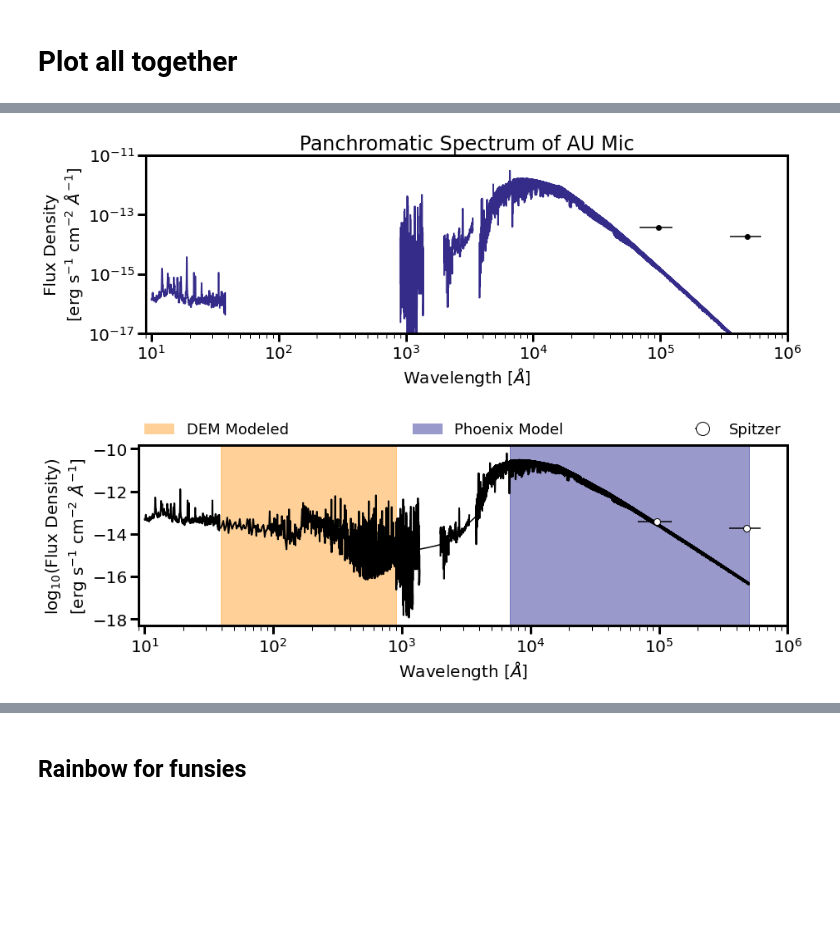
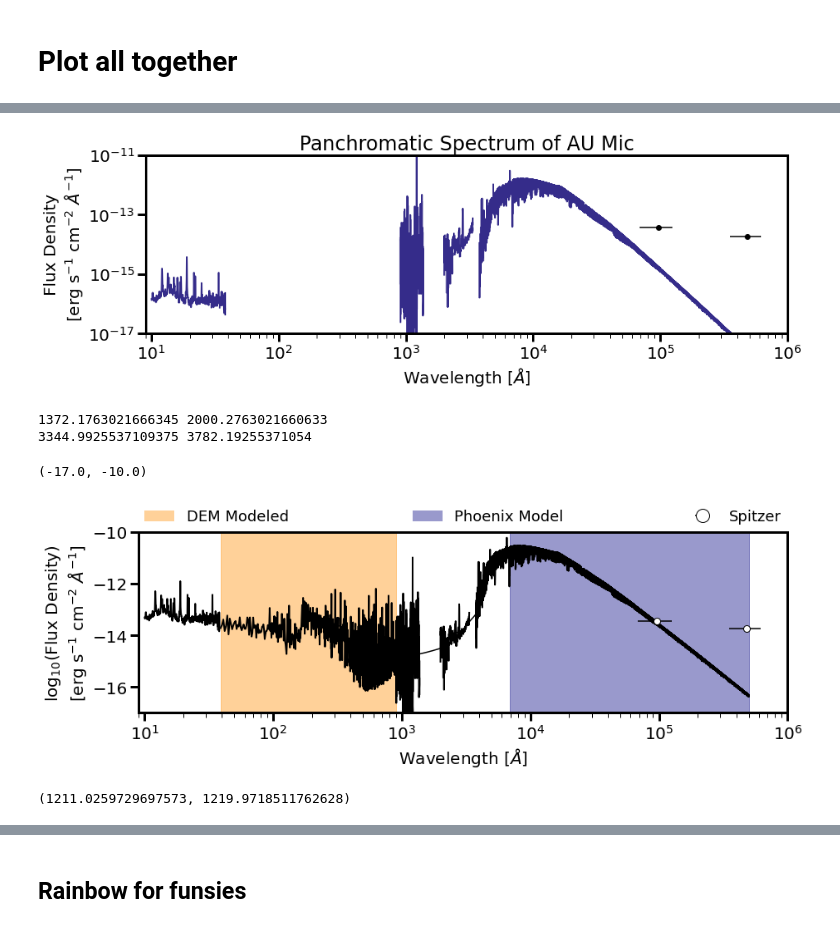
Before and after one commit to afeinstein20/cos_flares, a Jupyter notebook: notebooks/panchromatic_spectrum.ipynb, the cells around one changed output, grey strips where cells are left out. Drawn from its saved outputs; the diff is of its cells as text; code cells hidden in the pictures; blank space fills up the shorter version.

```diff
--- a/notebooks/panchromatic_spectrum.ipynb
+++ b/notebooks/panchromatic_spectrum.ipynb
@@ -381,6 +381,10 @@ phoenix_grid = np.load(os.path.join(dpath, 'phoenix_grid_3500_4.5_0.0.npy'), all
 dpath = '/Users/arcticfox/Documents/AUMic/final_dem_fits/gd/'
 dem_f = fits.open(os.path.join(dpath, 'flare/spectrum_au_mic_f_p17.fits'))
 dem_q = fits.open(os.path.join(dpath, 'quiescent/spectrum_au_mic_q_p17.fits'))
+
+lyalpha = Table.read('../data/AUMic_E140M_LyA_reconstruction_Sep2020.txt', format='ascii')
+lyalpha = lyalpha[4:-4]
+lyalpha['flux'] -= 8e-15
 # %%
 def bin_dem(bins, wave, flux):
 
@@ -431,6 +449,8 @@ q = cos_quiescent['flux_density']>0
 ax.plot(cos_quiescent['wavelength_AA'][q],
         cos_quiescent['flux_density'][q],
         c=cs[1], lw=lw)
+ax.plot(lyalpha['wavelength'],
+        lyalpha['flux'], cs[1], lw=lw)
 
 ## IUE
 q = (iue_med_flux > 0) & (iue_med_wave > 2000)
@@ -476,7 +496,7 @@ plt.xscale('log')
 #plt.savefig('/Users/arcticfox/Desktop/panchromatic.png', dpi=300, rasterize=True,
 #            bbox_inches='tight')
 # %% [output]
-[figure, old version]
+[figure, new version]
 # %%
 inds = np.array([0+5,  46-20,  92-25, 138-45, 184, 230+10],dtype=int)
 lw = 2
@@ -527,6 +547,10 @@ cq = cos_quiescent['flux_density']>0
 ax.plot(cos_quiescent['wavelength_AA'][cq],
         np.log10(cos_quiescent['flux_density'][cq]),
         c=cs[1], lw=lw)
+
+ax.plot(lyalpha['wavelength'],
+        np.log10(lyalpha['flux']), c=cs[1], lw=lw)
+
 pan_wavelength = np.append(pan_wavelength, cos_quiescent['wavelength_AA'][cq])
 pan_spectrum   = np.append(pan_spectrum, cos_quiescent['flux_density'][cq])
 
@@ -545,6 +569,7 @@ poly = np.polyfit(np.append(cos_quiescent['wavelength_AA'][cq], iue_med_wave[iq]
 fit = np.poly1d(poly)
 x = np.arange(cos_quiescent['wavelength_AA'][cq][-1], iue_med_wave[iq][0], 0.1)
 ax.plot(x, fit(x), 'k')
+print(x[0], x[-1])
 pan_wavelength = np.append(pan_wavelength, x)
 pan_spectrum   = np.append(pan_spectrum, 10**fit(x))
 
@@ -566,6 +591,7 @@ poly = np.polyfit(np.append(iue_med_wave[iq], harps_wavelength[q][60000:60002]),
                   deg=1)
 fit = np.poly1d(poly)
 x = np.arange(iue_med_wave[iq][-2], harps_wavelength[q][0], 0.1)
+print(x[0], x[-1])
 ax.plot(x, fit(x), 'k')
 pan_wavelength = np.append(pan_wavelength, x)
 pan_spectrum   = np.append(pan_spectrum, 10**fit(x))
@@ -580,32 +606,40 @@ pan_spectrum   = np.append(pan_spectrum, phoenix_grid[1][0][qp]/4.5e25)
 
 ax.errorbar(mips['wavelength'][-2:],
             np.log10(mips['flux_density_Jy'][-2:]/1.5e13),
              xerr=[mips['lower_x'][-2:], mips['upper_x'][-2:]],
              markeredgecolor='k', linestyle='', color='w',
              marker='o', label='Spitzer', ecolor='k', ms=8)
 
 
 ##########################
 ##### plot logistics #####
 ##########################
 
 ax.set_xlabel('Wavelength [$\AA$]')
 ax.set_ylabel('log$_{10}$(Flux Density)\n[erg s$^{-1}$ cm$^{-2}$ $\AA^{-1}$]')#,y=1.1)
 
 #leg = plt.legend(loc='upper left')
 #for legobj in leg.legendHandles:
 #    legobj.set_linewidth(6.0)
 
 plt.xlim(9,1e6)
 #plt.title('Panchromatic Spectrum of AU Mic')
 
 lgd = plt.legend(bbox_to_anchor=(0, 1.01, 1., .05), loc=3, frameon=False,
                  ncol=4,  borderaxespad=0., fontsize=18, mode='expand')
 for handle in lgd.legendHandles[:-1]:
     handle.set_linewidth(0)
 
 plt.xscale('log')
+plt.ylim(-17,-10)
 #plt.savefig('/Users/arcticfox/Documents/AUMic/paper/panchromatic.pdf', dpi=200,
-#            rasterize=True, bbox_inches='tight')
+#                        rasterize=True, bbox_inches='tight')
 # %% [output]
+1372.1763021666345 2000.2763021660633
+3344.9925537109375 3782.19255371054
+(-17.0, -10.0)
-[figure, old version]
+[figure, new version]
+# %%
+lyalpha['wavelength'][0], lyalpha['wavelength'][-1]
+# %% [output]
+(1211.0259729697573, 1219.9718511762628)
```
Also changed, not shown: parts of 9 cells of this notebook, 5 other files.
